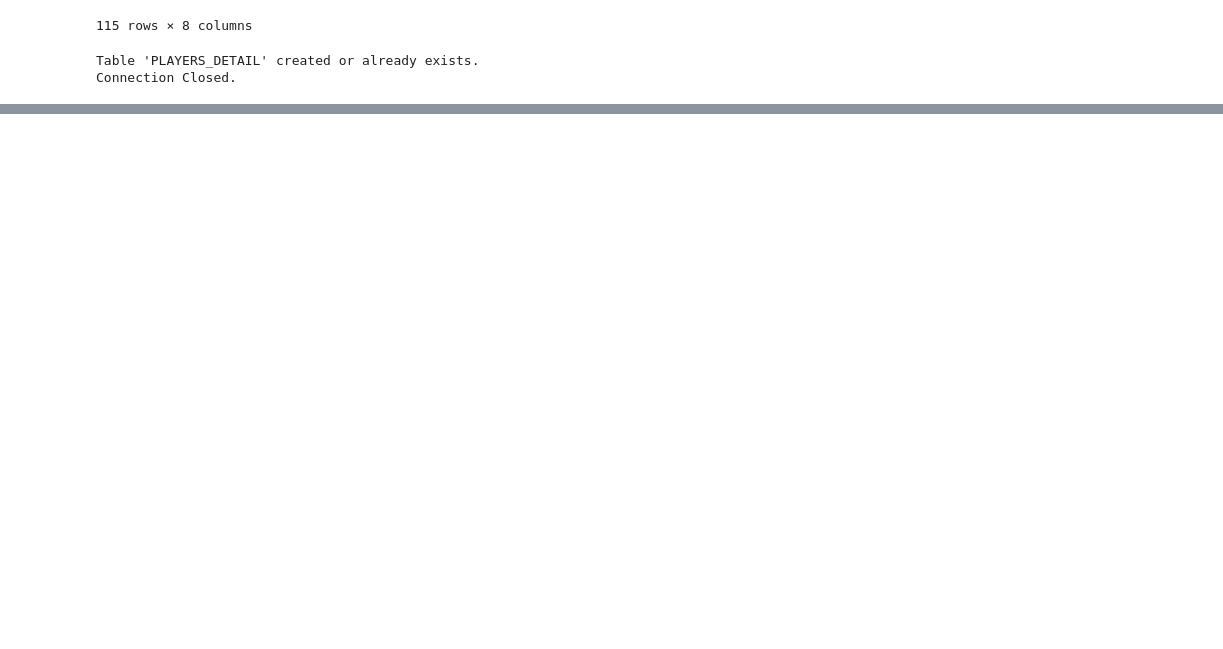
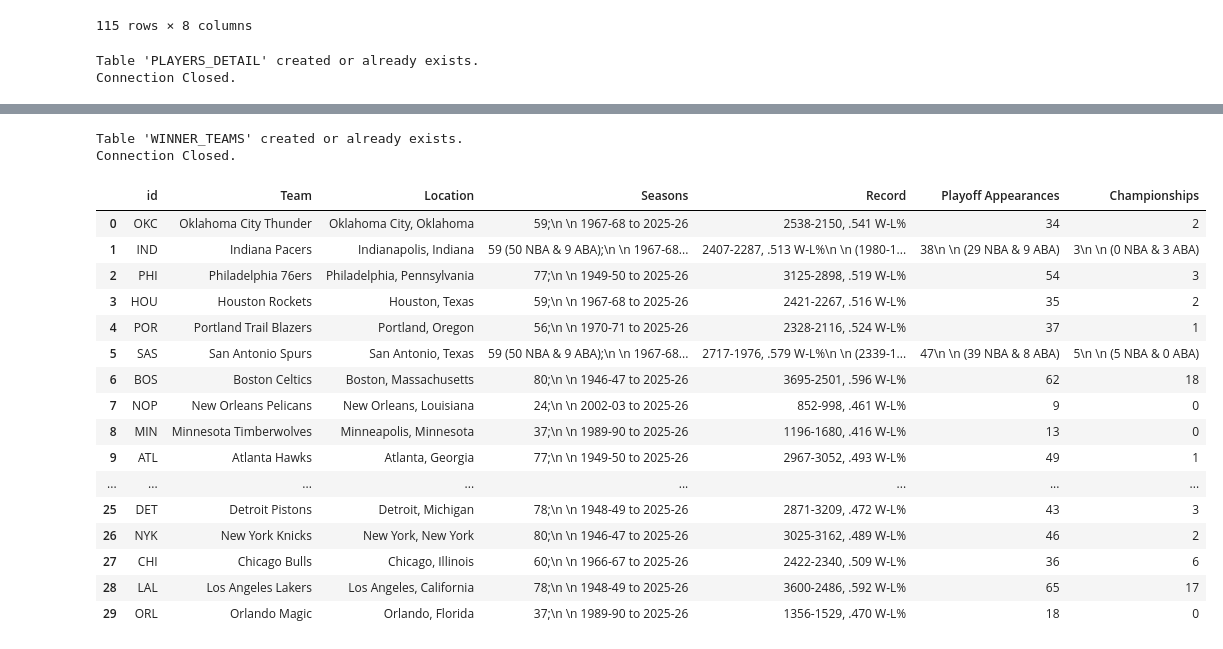
Before and after one commit to nicekid1/QBC-DA10-Group4Project-3, a Jupyter notebook: cleaner.ipynb, the cells around one changed output, grey strips where cells are left out. Drawn from its saved outputs; the diff is of its cells as text; code cells hidden in the pictures; blank space fills up the shorter version.

```diff
--- a/cleaner.ipynb
+++ b/cleaner.ipynb
@@ -219,0 +248,56 @@ Connection Closed.
+# %%
+tbl_name = "WINNER_TEAMS"
+try:
+    cnxn = mysql.connector.connect(**db_config)
+    cursor = cnxn.cursor()
+    cnxn.database = db_name
+
+    cursor.execute(f"CREATE TABLE IF NOT EXISTS {tbl_name} ("
+                   f"team_id VARCHAR(20) NOT NULL,"
+                   f"player_id VARCHAR(255) NOT NULL,"
+                   f"POS VARCHAR(20) NOT NULL,"
+                   f"EXPERIENCE INT,"
+                   f"YEAR INT NOT NULL);")
+    print(f"Table '{tbl_name}' created or already exists.")
+    # Insert Dataframe into SQL Server:
+    for index, row in winners.iterrows():
+        query = f"INSERT INTO {tbl_name} (team_id, player_id, POS, EXPERIENCE, YEAR) VALUES (%s, %s, %s, %s, %s)"
+        cursor.execute(query,(
+            row['team_id'],
+            row['player_id'],
+            row['Pos'],
+            row['Exp'],
+            row['year']))
+    cnxn.commit()
+
+except mysql.connector.Error as err:
+    print(f"Error!!: {err}")
+finally:
+    if 'cnxn' in locals() and cnxn.is_connected():
+        cursor.close()
+        cnxn.close()
+        print("Connection Closed.")
+# %% [output]
+Table 'WINNER_TEAMS' created or already exists.
+Connection Closed.
+# %%
+teams_list = pd.read_csv(os.path.join('team stat', 'nba_teams.csv'))
+teams_list
+# %% [output]
+|  | id | Team | Location | Seasons | Record | Playoff Appearances | Championships |
+| 0 | OKC | Oklahoma City Thunder | Oklahoma City, Oklahoma | 59;\n \n 1967-68 to 2025-26 | 2538-2150, .541 W-L% | 34 | 2 |
+| 1 | IND | Indiana Pacers | Indianapolis, Indiana | 59 (50 NBA & 9 ABA);\n \n 1967-68... | 2407-2287, .513 W-L%\n \n (1980-1... | 38\n \n (29 NBA & 9 ABA) | 3\n \n (0 NBA & 3 ABA) |
+| 2 | PHI | Philadelphia 76ers | Philadelphia, Pennsylvania | 77;\n \n 1949-50 to 2025-26 | 3125-2898, .519 W-L% | 54 | 3 |
+| 3 | HOU | Houston Rockets | Houston, Texas | 59;\n \n 1967-68 to 2025-26 | 2421-2267, .516 W-L% | 35 | 2 |
+| 4 | POR | Portland Trail Blazers | Portland, Oregon | 56;\n \n 1970-71 to 2025-26 | 2328-2116, .524 W-L% | 37 | 1 |
+| 5 | SAS | San Antonio Spurs | San Antonio, Texas | 59 (50 NBA & 9 ABA);\n \n 1967-68... | 2717-1976, .579 W-L%\n \n (2339-1... | 47\n \n (39 NBA & 8 ABA) | 5\n \n (5 NBA & 0 ABA) |
+| 6 | BOS | Boston Celtics | Boston, Massachusetts | 80;\n \n 1946-47 to 2025-26 | 3695-2501, .596 W-L% | 62 | 18 |
+| 7 | NOP | New Orleans Pelicans | New Orleans, Louisiana | 24;\n \n 2002-03 to 2025-26 | 852-998, .461 W-L% | 9 | 0 |
+| 8 | MIN | Minnesota Timberwolves | Minneapolis, Minnesota | 37;\n \n 1989-90 to 2025-26 | 1196-1680, .416 W-L% | 13 | 0 |
+| 9 | ATL | Atlanta Hawks | Atlanta, Georgia | 77;\n \n 1949-50 to 2025-26 | 2967-3052, .493 W-L% | 49 | 1 |
+| ... | ... | ... | ... | ... | ... | ... | ... |
+| 25 | DET | Detroit Pistons | Detroit, Michigan | 78;\n \n 1948-49 to 2025-26 | 2871-3209, .472 W-L% | 43 | 3 |
+| 26 | NYK | New York Knicks | New York, New York | 80;\n \n 1946-47 to 2025-26 | 3025-3162, .489 W-L% | 46 | 2 |
+| 27 | CHI | Chicago Bulls | Chicago, Illinois | 60;\n \n 1966-67 to 2025-26 | 2422-2340, .509 W-L% | 36 | 6 |
+| 28 | LAL | Los Angeles Lakers | Los Angeles, California | 78;\n \n 1948-49 to 2025-26 | 3600-2486, .592 W-L% | 65 | 17 |
+| 29 | ORL | Orlando Magic | Orlando, Florida | 37;\n \n 1989-90 to 2025-26 | 1356-1529, .470 W-L% | 18 | 0 |
```
Also changed, not shown: parts of 4 cells of this notebook, 1 other file.
